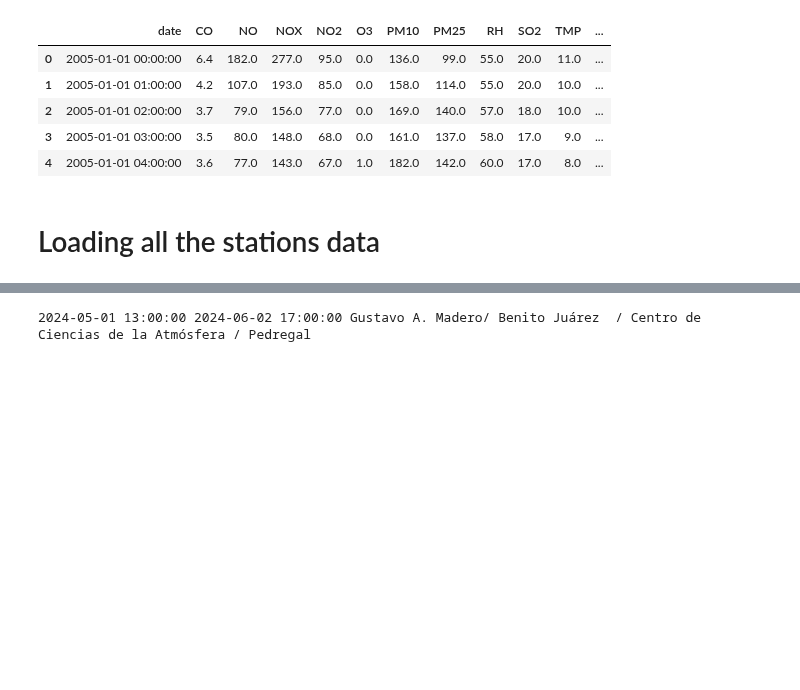
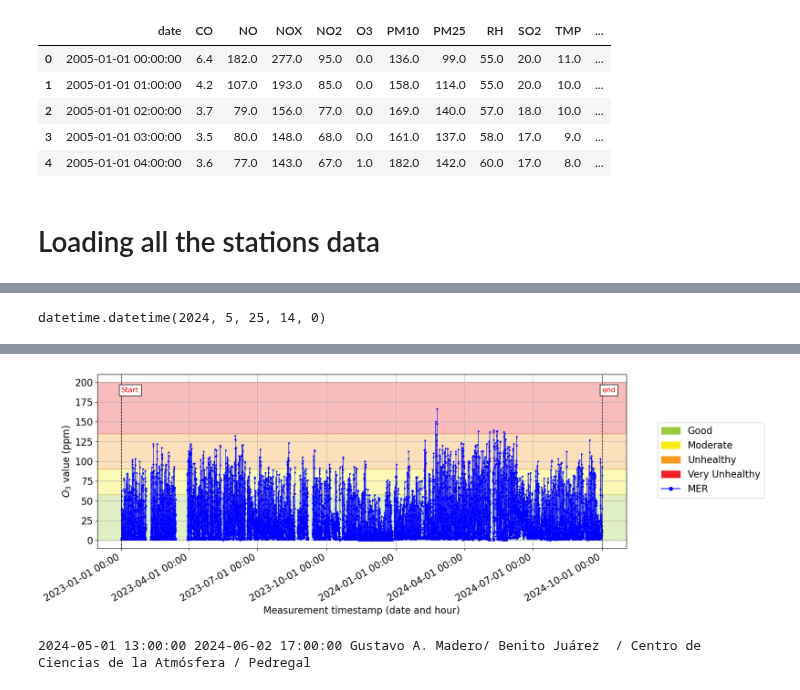
Before and after one commit to vlegaria/air_pollution, a Jupyter notebook: graficas/pollution.ipynb, the cells around one changed output, grey strips where cells are left out. Saved outputs shown, nothing was run; the diff lists cells and outputs as text; code cells hidden in the pictures; blank space fills up the shorter version.

Commit message:
hourly graphs for traffic (HERE) and pollution

```diff
--- a/graficas/pollution.ipynb
+++ b/graficas/pollution.ipynb
@@ -314,10 +314,16 @@ See the caveats in the documentation: https://pandas.pydata.org/pandas-docs/stab
 # %%
 file_path = r"C:\Users\Valeria\Documents\CIC\air_pollution_data/pollution_all_stations_2005_2024.csv"
 file_path = r"C:\Users\Valeria\Documents\CIC\air_pollution\graficas\MER.csv"
-file_path = r'C:\Users\valer\Documents\CIC\doctorado\air_pollution\preprocessing_airpollution_data\datos_por_estacion_2005_dic2024\MER.csv'
+#file_path = r'C:\Users\valer\Documents\CIC\doctorado\air_pollution\preprocessing_airpollution_data\datos_por_estacion_2005_dic2024\MER.csv'
+file_path = r"C:\Users\Valeria\Documents\CIC\air_pollution_data\datos_por_estacion_2005_dic2024\MER.csv"
+#df_pol["datetime"] = pd.to_datetime(df_pol["date"])
+#df_pol['date'] = pd.to_datetime(df_pol['date'], format='%Y-%m-%d %H:%M:%S')
+
 df  = pd.read_csv(file_path)
 #df['datetime_f']  = pd.to_datetime(df['datetime_f'] , format='%Y-%m-%d %H:%M:%S')
-df['date']  = pd.to_datetime(df['date'] , format='%Y/%m/%d %H:%M', dayfirst=True)
+#df['date']  = pd.to_datetime(df['date'] , format='%Y/%m/%d %H:%M', dayfirst=True)
+df['date'] = pd.to_datetime(df['date'], format='%Y-%m-%d %H:%M:%S')
+
 df.head()
 # %% [output]
 |  | date | CO | NO | NOX | NO2 | O3 | PM10 | PM25 | RH | SO2 | TMP | ... |
@@ -352,0 +359,39 @@ contingency_days.head(17)
+# %%
+date_in
+# %% [output]
+datetime.datetime(2024, 5, 25, 14, 0)
+# %%
+row = 8
+date_in = contingency_days.iloc[row]["fecha_activacion"] + " " + contingency_days.iloc[row]["hora_inicio"]
+date_end = contingency_days.iloc[row]["fecha_desactivacion"]  +  " " + contingency_days.iloc[row]["hora_levantamiento"]
+date_in = datetime.strptime(date_in, "%d/%m/%Y %H:%M")
+date_end = datetime.strptime(date_end, "%d/%m/%Y %H:%M")
+num_days_before = 8
+num_days_after = 23
+date_prev = date_in - timedelta(days=num_days_before)
+date_post = date_end + timedelta(days=num_days_after)
+date_prev = datetime(2023, 1, 1, 0, 0)
+date_post = datetime(2024, 10, 1, 0, 0)
+print(date_prev, date_post, contingency_days.iloc[row]["estacion_inicio"])
+datetime_list = pd.date_range(date_prev, date_post, freq="h")  # Generate hourly datetimes
+dates= [dt.strftime("%Y-%m-%d %H:%M") for dt in datetime_list]
+
+stations = ["MER"]
+dfs = []
+for station in stations:
+	#file_path = f"C:/Users/Valeria/Documents/CIC/air_pollution/graficas/{station}.csv"
+	file_path = f"C:/Users/Valeria/Documents/CIC/air_pollution_data/datos_por_estacion_2005_dic2024/{station}.csv"
+	df  = pd.read_csv(file_path)
+	df = df.rename(columns={"date":"datetime_f"})
+	df['datetime_f']  = pd.to_datetime(df['datetime_f'] , format='%Y-%m-%d %H:%M:%S')
+	datetime_df = pd.DataFrame({"datetime_f": pd.to_datetime(datetime_list)})
+	merged_df = datetime_df.merge(df, on="datetime_f", how="left")
+	dfs.append(merged_df["O3"].tolist())
+
+category_limits = [0, 58, 90, 135, 200]  #300
+dates_limits = [date_prev, date_in, date_end, date_post]
+dates_labels = ["Start", "end", "Start", "end", "Start", "end", "Start", "end", "Start", "end", "Start", "end", "Start", "end"]
+dates_limits = [datetime(2023, 1, 1, 0, 0), datetime(2024, 10, 1, 0, 0)] # The last day in HERE is 30 sept. 23:00
+
+plot_pollutant(dates, dfs, category_limits, r"$O_3$", "ppm", dates_limits, stations, dates_labels)
+# %% [output]
@@ -353,3 +399,4 @@ contingency_days.head(17)
+[figure, added]
 # %%
 row = 8
 date_in = contingency_days.iloc[row]["fecha_activacion"] + " " + contingency_days.iloc[row]["hora_inicio"]
```
Also changed, not shown: parts of 2 cells of this notebook, 1 other file.
